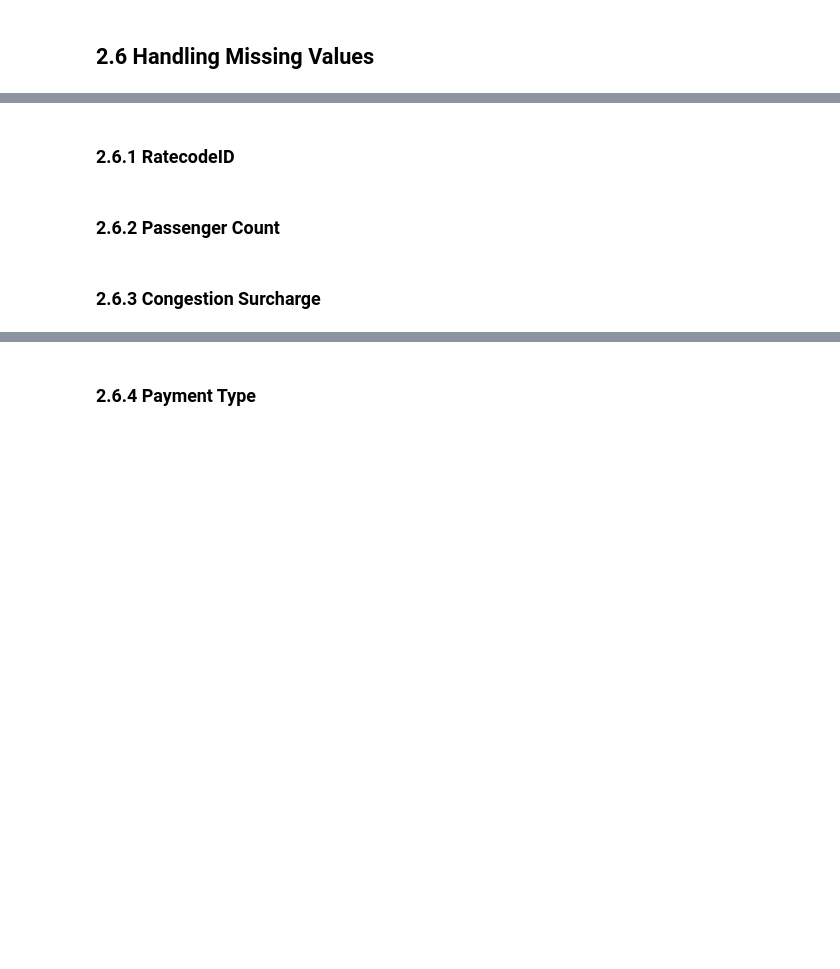
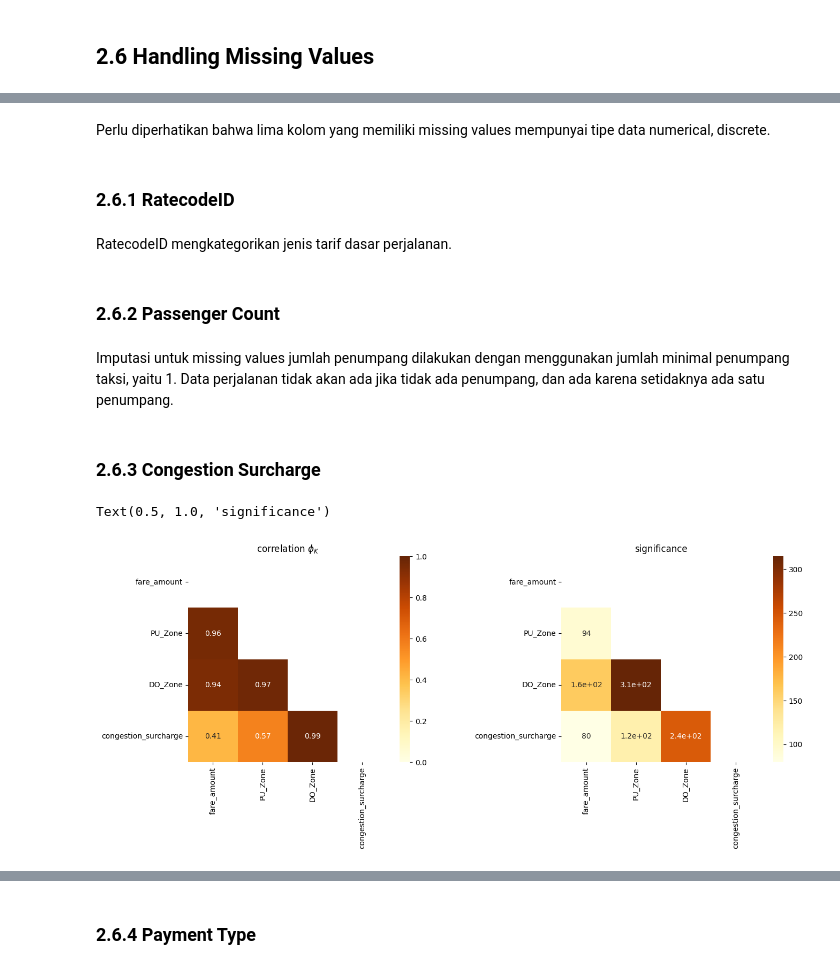
Before and after one commit to nheryanto/nyc-green-taxi, a Jupyter notebook: notebooks/1.0-nah-data-preparation.ipynb, the cells around one changed output, grey strips where cells are left out. Cells and saved outputs as stored; diff of their text form; code cells hidden in the pictures; blank space fills up the shorter version.

```diff
--- a/notebooks/1.0-nah-data-preparation.ipynb
+++ b/notebooks/1.0-nah-data-preparation.ipynb
@@ -521,4 +575,14 @@ df = df.assign(
+# %%
+# memisahkan data dengan dan tanpa missing values
+df_na = df[df.RatecodeID.isna().values].copy()
+df_notna = df[~(df.RatecodeID.isna().values)].copy()
+# %% [markdown]
+Perlu diperhatikan bahwa lima kolom yang memiliki missing values mempunyai tipe data numerical, discrete.
 # %% [markdown]
 ### 2.6.1 RatecodeID
+# %% [markdown]
+RatecodeID mengkategorikan jenis tarif dasar perjalanan.
 # %% [markdown]
 ### 2.6.2 Passenger Count
+# %% [markdown]
+Imputasi untuk missing values jumlah penumpang dilakukan dengan menggunakan jumlah minimal penumpang taksi, yaitu 1. Data perjalanan tidak akan ada jika tidak ada penumpang, dan ada karena setidaknya ada satu penumpang.
@@ -525,2 +591,21 @@ df = df.assign(
 # %% [markdown]
 ### 2.6.3 Congestion Surcharge
+# %%
+fig, ax = plt.subplots(1, 2, figsize=(15, 5))
+plt.subplots_adjust(left=None, bottom=None, right=None, top=None, wspace=0.5, hspace=0.1)
+
+cols = ['fare_amount', 'PU_Zone','DO_Zone', 'congestion_surcharge']
+
+corr = df_notna[cols].phik_matrix(interval_cols='fare_amount')
+corr_mask = np.triu(np.ones_like(corr, dtype=bool))
+sns.heatmap(corr, mask=corr_mask, vmin=0, vmax=1, annot=True, cmap="YlOrBr", ax=ax[0])
+
+sig = df_notna[cols].significance_matrix(interval_cols='fare_amount')
+sig_mask = np.triu(np.ones_like(sig, dtype=bool))
+sns.heatmap(sig, mask=sig_mask, annot=True, cmap="YlOrBr", ax=ax[1])
+
+ax[0].set_title(r'correlation $\phi_K$')
+ax[1].set_title(r'significance')
+# %% [output]
+Text(0.5, 1.0, 'significance')
+[figure, added]
```
Also changed, not shown: parts of 63 cells of this notebook.
